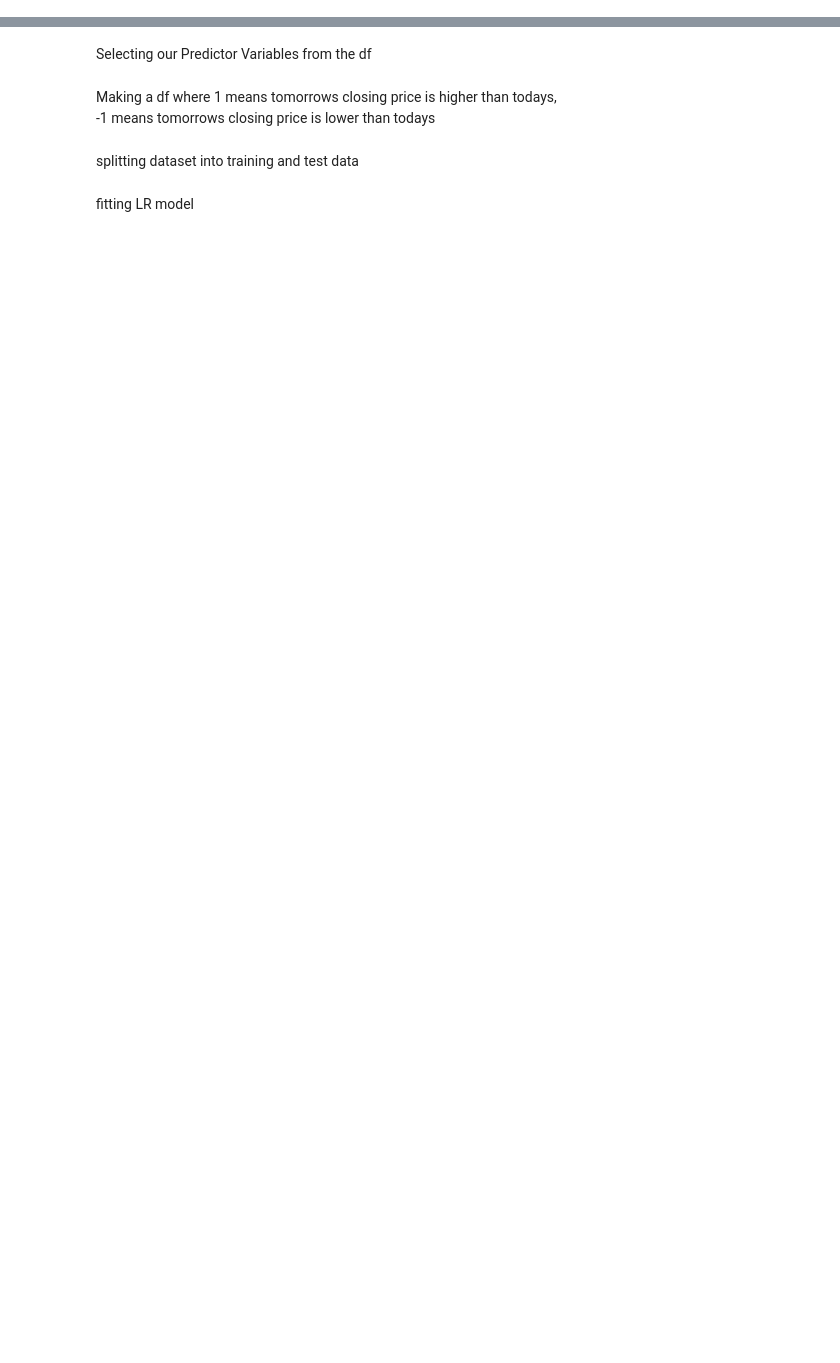
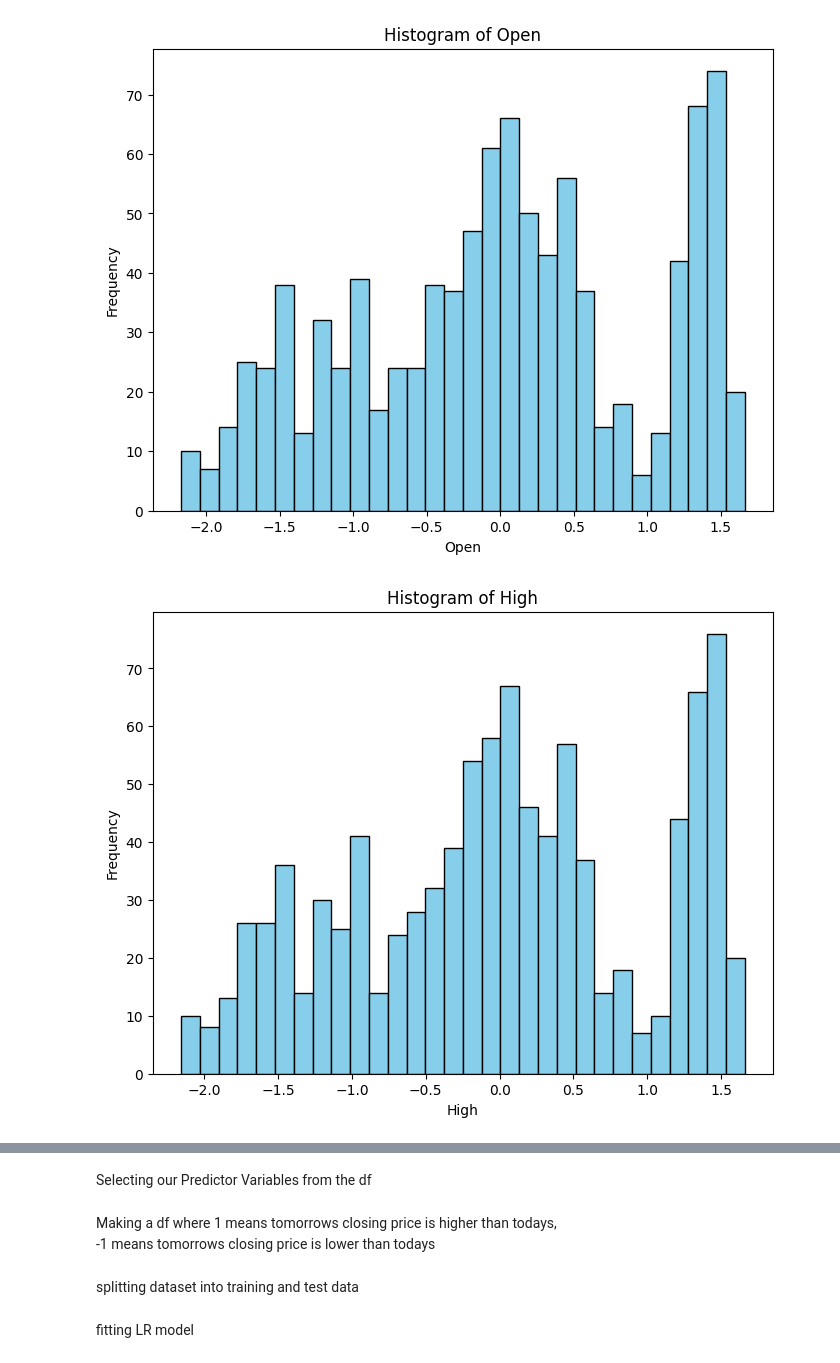
Before and after one commit to ethan-dsouza-dev/Quantico, a Jupyter notebook: main.ipynb, the cells around one changed output, grey strips where cells are left out. Saved outputs shown, nothing was run; the diff lists cells and outputs as text; code cells hidden in the pictures; blank space fills up the shorter version.

```diff
--- a/main.ipynb
+++ b/main.ipynb
@@ -12,0 +132,11 @@ df = get_indicator_data("AAPL")
+# %%
+for column in df.columns:
+    plt.figure(figsize=(8, 6))
+    plt.hist(df_copy[column], bins=30, color='skyblue', edgecolor='black')
+    plt.title(f'Histogram of {column}')
+    plt.xlabel(column)
+    plt.ylabel('Frequency')
+    plt.show()
+# %% [output]
+[figure, added]
+[figure, added]
```
Also changed, not shown: parts of 17 cells of this notebook.
